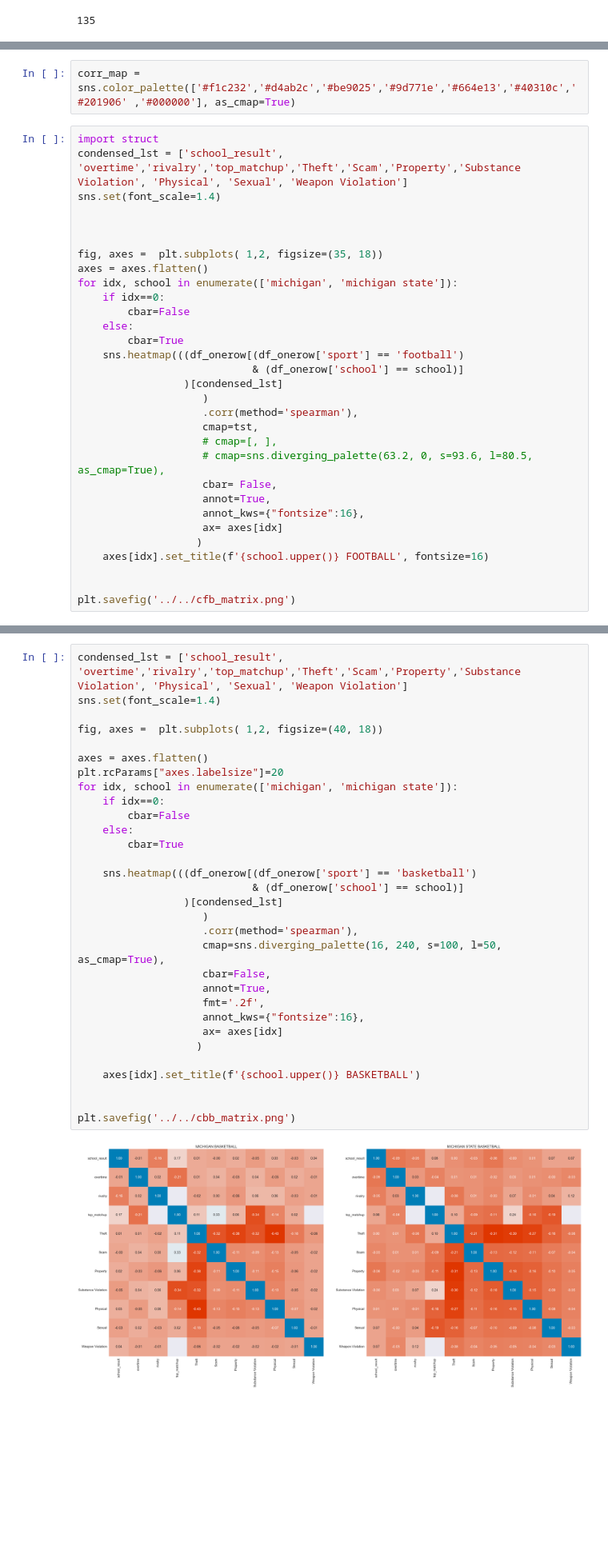
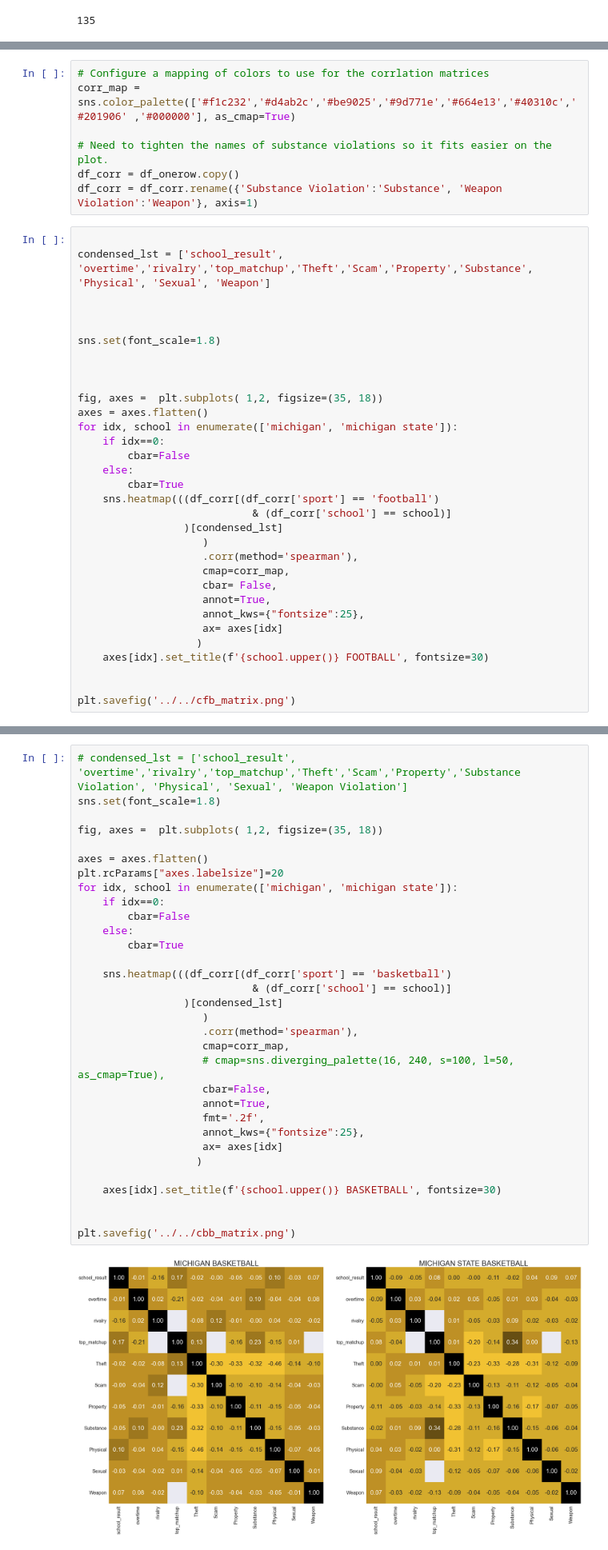
Before and after one commit to djboudia/milestone, a Jupyter notebook: 03_notebooks/05_sports_incidents_eda.ipynb, the cells around one changed output, grey strips where cells are left out. Shown at 80% size. Drawn from its saved outputs; the diff is of its cells as text; blank space fills up the shorter version.

Commit message:
Updated Graphs for Correlation, Lineplots, Barcharts for percentages

```diff
--- a/03_notebooks/05_sports_incidents_eda.ipynb
+++ b/03_notebooks/05_sports_incidents_eda.ipynb
@@ -628,9 +628,17 @@ sns.heatmap(((df_onerow[(df_onerow['sport'] == 'basketball')
 # %%
+# Configure a mapping of colors to use for the corrlation matrices
 corr_map = sns.color_palette(['#f1c232','#d4ab2c','#be9025','#9d771e','#664e13','#40310c','#201906' ,'#000000'], as_cmap=True)
+
+# Need to tighten the names of substance violations so it fits easier on the plot.
+df_corr = df_onerow.copy()
+df_corr = df_corr.rename({'Substance Violation':'Substance', 'Weapon Violation':'Weapon'}, axis=1)
 # %%
-import struct
-condensed_lst = ['school_result', 'overtime','rivalry','top_matchup','Theft','Scam','Property','Substance Violation', 'Physical', 'Sexual', 'Weapon Violation']
-sns.set(font_scale=1.4)
+
+condensed_lst = ['school_result', 'overtime','rivalry','top_matchup','Theft','Scam','Property','Substance', 'Physical', 'Sexual', 'Weapon']
+
+
+
+sns.set(font_scale=1.8)
 
 
 
@@ -641,20 +649,18 @@ for idx, school in enumerate(['michigan', 'michigan state']):
         cbar=False
     else:
         cbar=True
-    sns.heatmap(((df_onerow[(df_onerow['sport'] == 'football')
-                            & (df_onerow['school'] == school)]
+    sns.heatmap(((df_corr[(df_corr['sport'] == 'football')
+                            & (df_corr['school'] == school)]
                  )[condensed_lst]
                     )
                     .corr(method='spearman'),
-                    cmap=tst,
-                    # cmap=[, ],
-                    # cmap=sns.diverging_palette(63.2, 0, s=93.6, l=80.5, as_cmap=True),
+                    cmap=corr_map,
                     cbar= False,
                     annot=True,
-                    annot_kws={"fontsize":16},
+                    annot_kws={"fontsize":25},
                     ax= axes[idx]
                    )
-    axes[idx].set_title(f'{school.upper()} FOOTBALL', fontsize=16)
+    axes[idx].set_title(f'{school.upper()} FOOTBALL', fontsize=30)
 
 
 plt.savefig('../../cfb_matrix.png')
@@ -663,33 +669,34 @@ plt.savefig('../../cfb_matrix.png')
 # %%
-condensed_lst = ['school_result', 'overtime','rivalry','top_matchup','Theft','Scam','Property','Substance Violation', 'Physical', 'Sexual', 'Weapon Violation']
-sns.set(font_scale=1.4)
+# condensed_lst = ['school_result', 'overtime','rivalry','top_matchup','Theft','Scam','Property','Substance Violation', 'Physical', 'Sexual', 'Weapon Violation']
+sns.set(font_scale=1.8)
 
-fig, axes =  plt.subplots( 1,2, figsize=(40, 18))
+fig, axes =  plt.subplots( 1,2, figsize=(35, 18))
 
 axes = axes.flatten()
 plt.rcParams["axes.labelsize"]=20
 for idx, school in enumerate(['michigan', 'michigan state']):
     if idx==0:
         cbar=False
     else:
         cbar=True
 
-    sns.heatmap(((df_onerow[(df_onerow['sport'] == 'basketball')
-                            & (df_onerow['school'] == school)]
+    sns.heatmap(((df_corr[(df_corr['sport'] == 'basketball')
+                            & (df_corr['school'] == school)]
                  )[condensed_lst]
                     )
                     .corr(method='spearman'),
-                    cmap=sns.diverging_palette(16, 240, s=100, l=50, as_cmap=True),
+                    cmap=corr_map,
+                    # cmap=sns.diverging_palette(16, 240, s=100, l=50, as_cmap=True),
                     cbar=False,
                     annot=True,
                     fmt='.2f',
-                    annot_kws={"fontsize":16},
+                    annot_kws={"fontsize":25},
                     ax= axes[idx]
                    )
 
-    axes[idx].set_title(f'{school.upper()} BASKETBALL')
+    axes[idx].set_title(f'{school.upper()} BASKETBALL', fontsize=30)
 
 
 plt.savefig('../../cbb_matrix.png')
 # %% [output]
-[figure, old version]
+[figure, new version]
```
Also changed, not shown: parts of 44 cells of this notebook.
